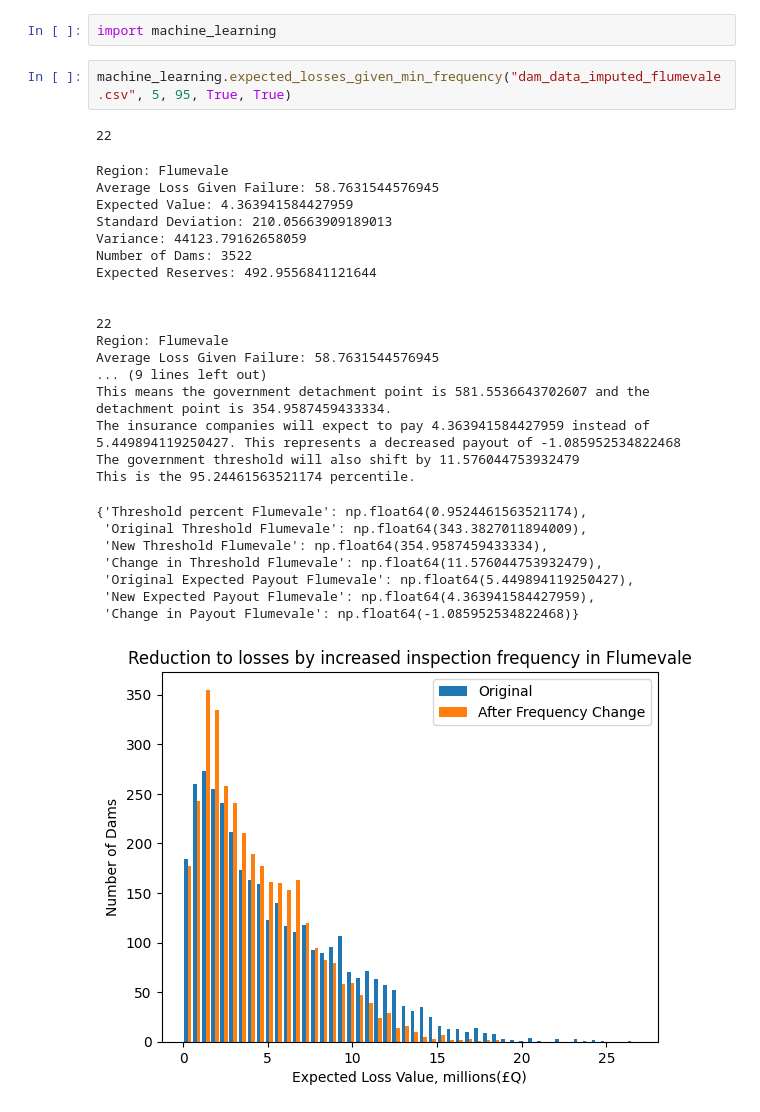
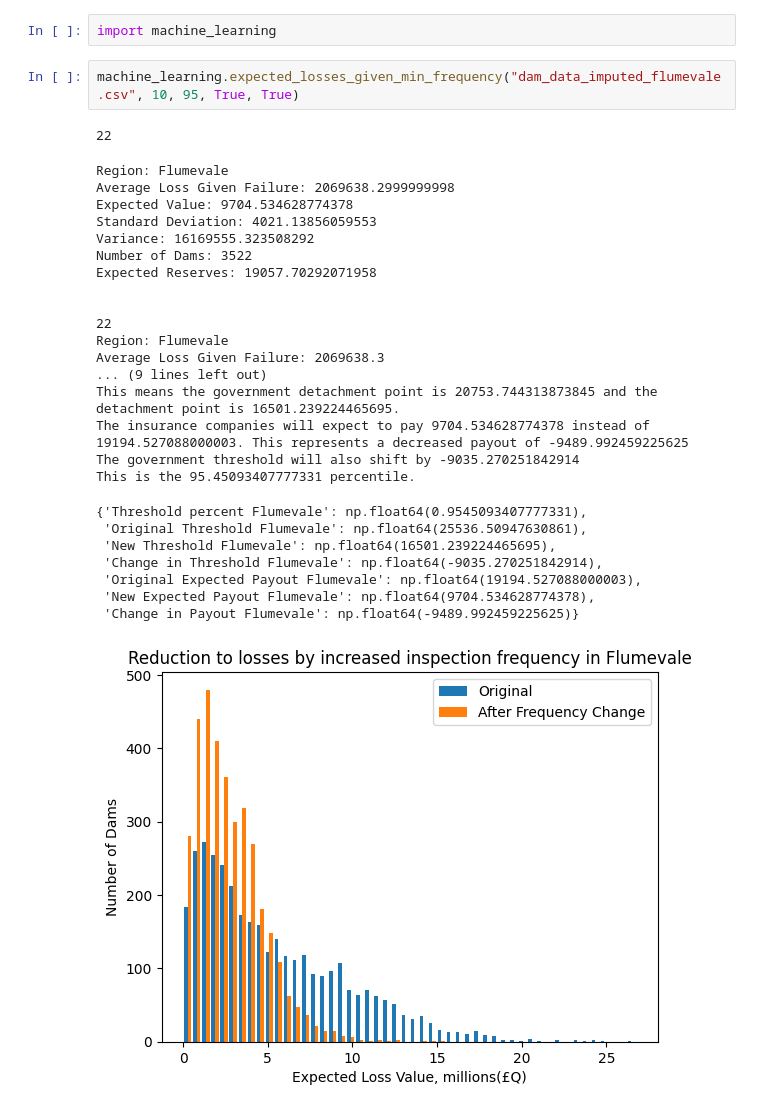
Before and after one commit to kevinj637/SOA_research_comp2025, a Jupyter notebook: find_threshold.ipynb, the cells around one changed output. Saved outputs shown, nothing was run; the diff lists cells and outputs as text.

```diff
--- a/find_threshold.ipynb
+++ b/find_threshold.ipynb
@@ -1,31 +1,31 @@
 # %%
 import machine_learning
 # %%
-machine_learning.expected_losses_given_min_frequency("dam_data_imputed_flumevale.csv", 5, 95, True, True)
+machine_learning.expected_losses_given_min_frequency("dam_data_imputed_flumevale.csv", 10, 95, True, True)
 # %% [output]
 22
 Region: Flumevale
-Average Loss Given Failure: 58.7631544576945
-Expected Value: 4.363941584427959
-Standard Deviation: 210.05663909189013
-Variance: 44123.79162658059
+Average Loss Given Failure: 2069638.2999999998
+Expected Value: 9704.534628774378
+Standard Deviation: 4021.13856059553
+Variance: 16169555.323508292
 Number of Dams: 3522
-Expected Reserves: 492.9556841121644
+Expected Reserves: 19057.70292071958
 
 
 22
 Region: Flumevale
-Average Loss Given Failure: 58.7631544576945
+Average Loss Given Failure: 2069638.3
 ... (9 lines left out)
-This means the government detachment point is 581.5536643702607 and the detachment point is 354.9587459433334.
-The insurance companies will expect to pay 4.363941584427959 instead of 5.449894119250427. This represents a decreased payout of -1.085952534822468
-The government threshold will also shift by 11.576044753932479
-This is the 95.24461563521174 percentile.
+This means the government detachment point is 20753.744313873845 and the detachment point is 16501.239224465695.
+The insurance companies will expect to pay 9704.534628774378 instead of 19194.527088000003. This represents a decreased payout of -9489.992459225625
+The government threshold will also shift by -9035.270251842914
+This is the 95.45093407777331 percentile.
-{'Threshold percent Flumevale': np.float64(0.9524461563521174),
- 'Original Threshold Flumevale': np.float64(343.3827011894009),
- 'New Threshold Flumevale': np.float64(354.9587459433334),
- 'Change in Threshold Flumevale': np.float64(11.576044753932479),
- 'Original Expected Payout Flumevale': np.float64(5.449894119250427),
- 'New Expected Payout Flumevale': np.float64(4.363941584427959),
- 'Change in Payout Flumevale': np.float64(-1.085952534822468)}
+{'Threshold percent Flumevale': np.float64(0.9545093407777331),
+ 'Original Threshold Flumevale': np.float64(25536.50947630861),
+ 'New Threshold Flumevale': np.float64(16501.239224465695),
+ 'Change in Threshold Flumevale': np.float64(-9035.270251842914),
+ 'Original Expected Payout Flumevale': np.float64(19194.527088000003),
+ 'New Expected Payout Flumevale': np.float64(9704.534628774378),
+ 'Change in Payout Flumevale': np.float64(-9489.992459225625)}
-[figure, old version]
+[figure, new version]
```
Also changed, not shown: 3 other files.
